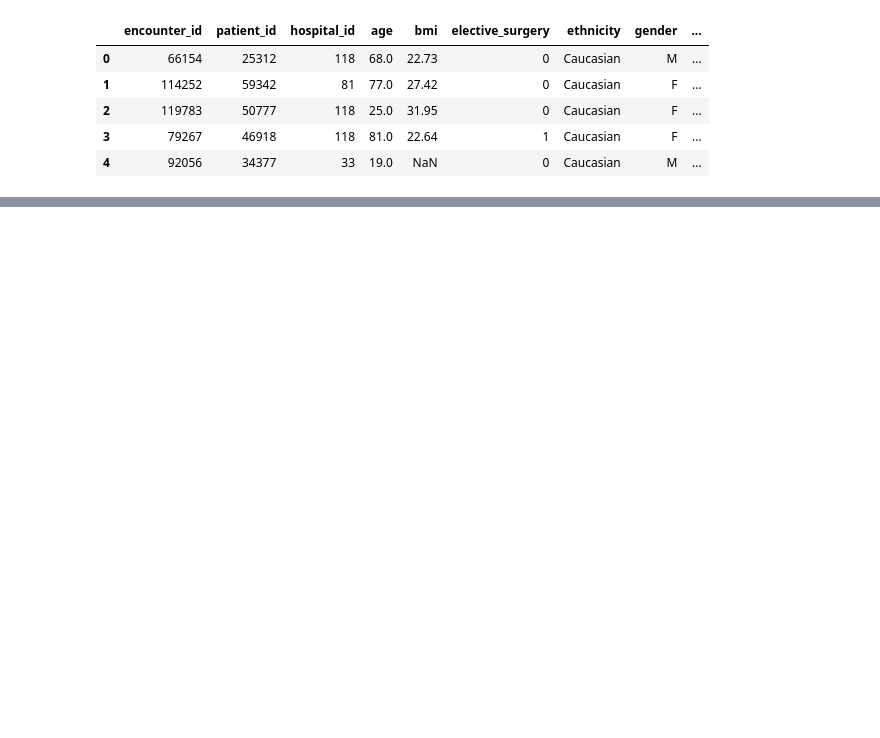
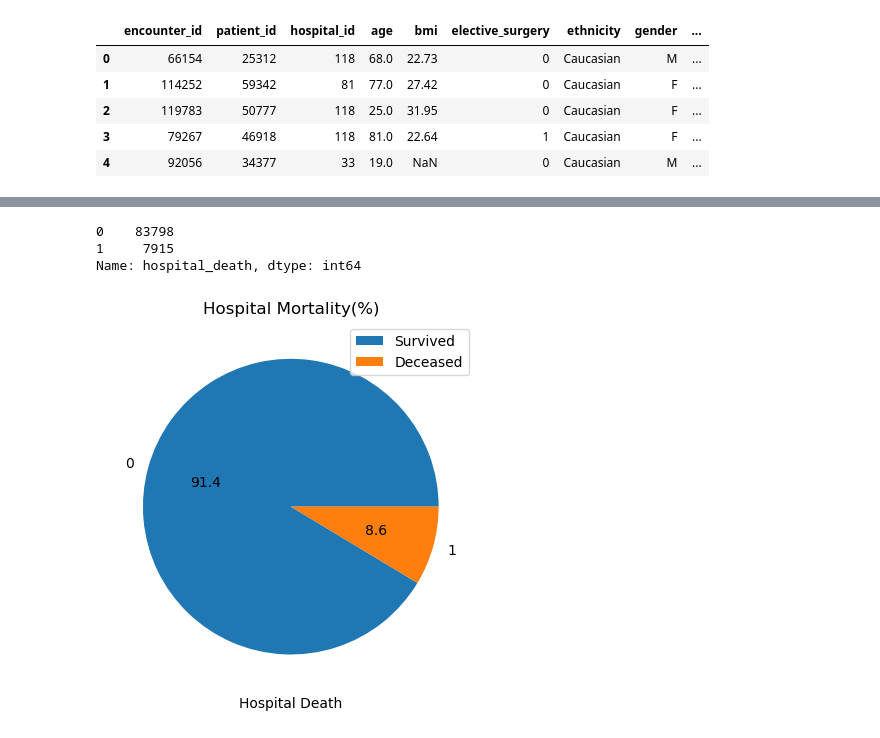
Before and after one commit to 2023DS598/Project, a Jupyter notebook: project_EDA.ipynb, the cells around one changed output, grey strips where cells are left out. Saved outputs shown, nothing was run; the diff lists cells and outputs as text; code cells hidden in the pictures; blank space fills up the shorter version.

```diff
--- a/project_EDA.ipynb
+++ b/project_EDA.ipynb
@@ -48,0 +131,17 @@ memory usage: 59.5+ MB
+# %%
+# Outcome variable
+Survival.hospital_death.value_counts()
+# %% [output]
+0    83798
+1     7915
+Name: hospital_death, dtype: int64
+# %%
+Survival.hospital_death.value_counts().plot(kind='pie', autopct="%.1f", title='Hospital Mortality(%)')
+# Add labels
+plt.ylabel('')  # Remove y-axis label
+plt.xlabel('Hospital Death')  # Add x-axis label
+plt.legend(labels=['Survived', 'Deceased'], loc='upper right')  # Add legend with custom labels
+
+plt.show()
+# %% [output]
+[figure, added]
```
Also changed, not shown: parts of 17 cells of this notebook.
